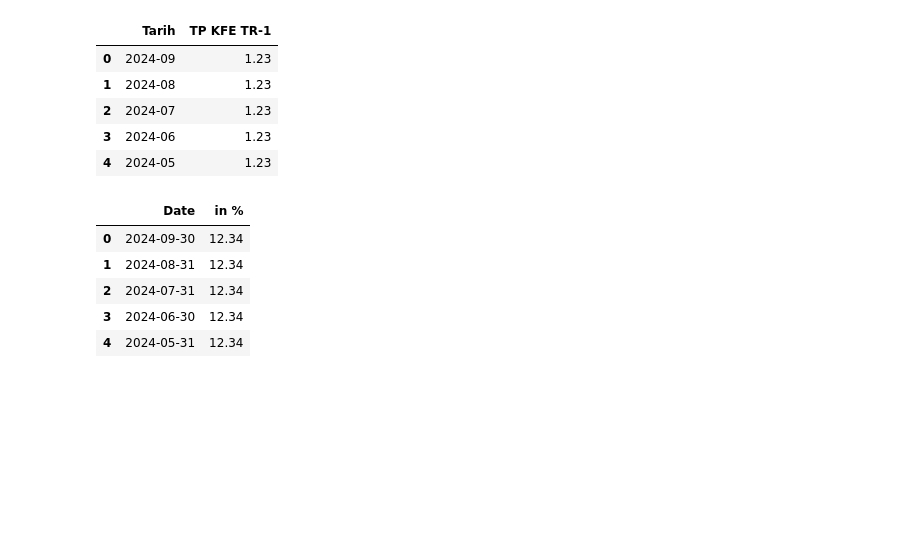
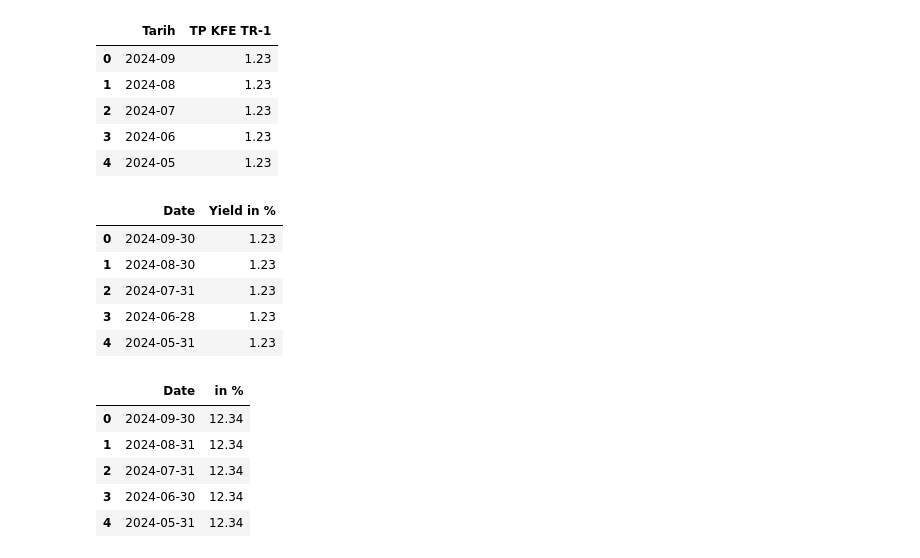
Before and after one commit to denis-lasser/hedging-against-turkish-inflation, a Jupyter notebook: guide.ipynb, the cells around one changed output. Saved outputs shown, nothing was run; the diff lists cells and outputs as text; code cells hidden in the pictures; blank space fills up the shorter version.

```diff
--- a/guide.ipynb
+++ b/guide.ipynb
@@ -168,6 +170,17 @@ df_hpi
 | 2 | 2024-07 | 1.23 |
 | 3 | 2024-06 | 1.23 |
 | 4 | 2024-05 | 1.23 |
+# %%
+# for 10y US government bond yield
+df_rf = pd.read_excel("data/sample data/USGG10YR Index.xlsx")
+df_rf
+# %% [output]
+|  | Date | Yield in % |
+| 0 | 2024-09-30 | 1.23 |
+| 1 | 2024-08-30 | 1.23 |
+| 2 | 2024-07-31 | 1.23 |
+| 3 | 2024-06-28 | 1.23 |
+| 4 | 2024-05-31 | 1.23 |
 # %%
 # for inflation
 df_inf = pd.read_excel("data/sample data/Turkish Inflation 2018-2024.xlsx")
```
Also changed, not shown: parts of 4 cells of this notebook.
